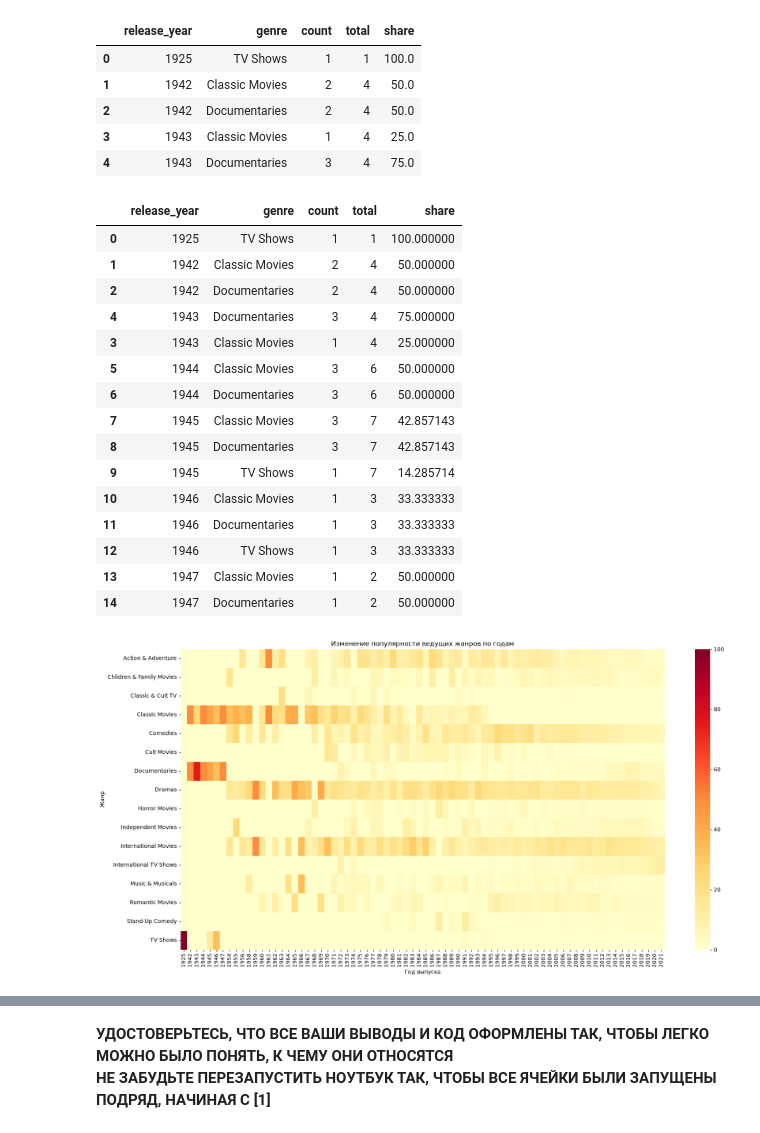
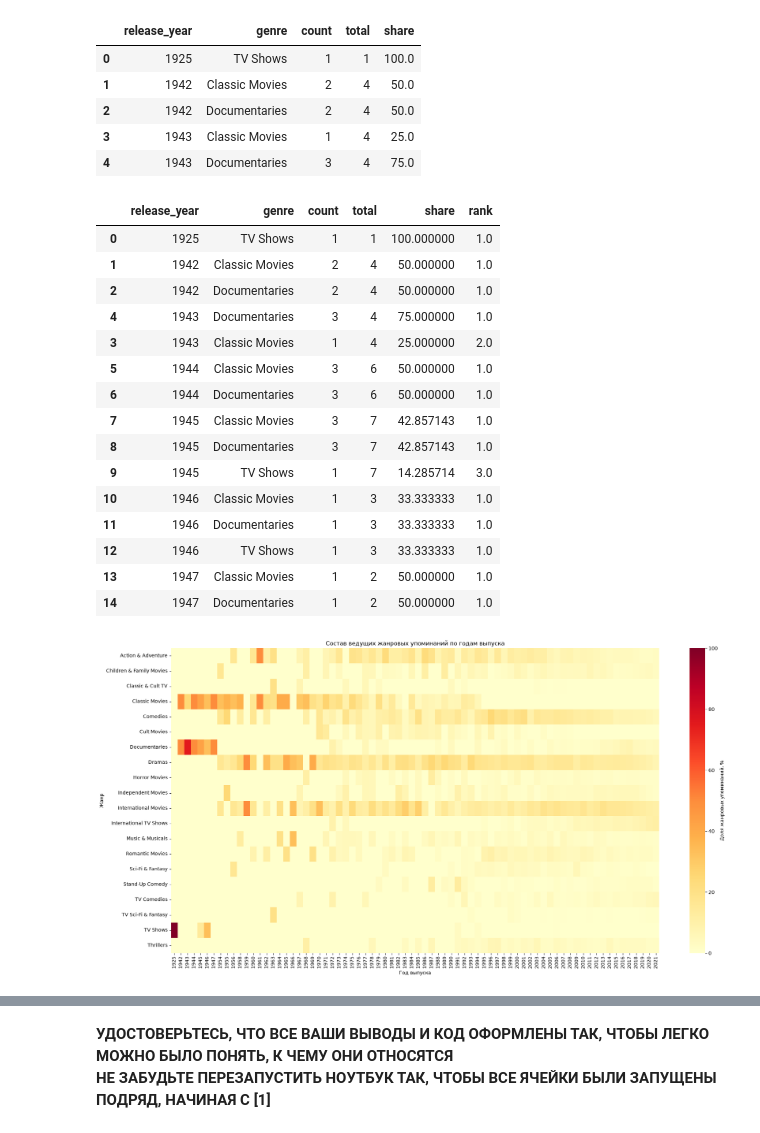
Before and after one commit to Stolyar123/Data-Analysis, a Jupyter notebook: Data cleaning and preparation.ipynb, the cells around one changed output, grey strips where cells are left out. Drawn from its saved outputs; the diff is of its cells as text; code cells hidden in the pictures.

```diff
--- a/Data cleaning and preparation.ipynb
+++ b/Data cleaning and preparation.ipynb
@@ -772,19 +823,11 @@ genres_by_year.head()
 | 1 | 2021 | TV Mysteries |
 | 2 | 2021 | Crime TV Shows |
 # %%
-# Количество каждого жанра по годам
-genre_counts = (genres_by_year.groupby(['release_year', 'genre']).size().reset_index(name='count'))
-
-# Общее количество жанровых упоминаний в каждом году
-total_by_year = (genres_by_year.groupby('release_year').size().reset_index(name='total'))
-
-# Объединяем таблицы
+genre_counts = genres_by_year.groupby(['release_year', 'genre']).size().reset_index(name='count')
+total_by_year = genres_by_year.groupby('release_year').size().reset_index(name='total')
 genre_counts = genre_counts.merge(total_by_year, on='release_year')
-
-# Доля жанра внутри конкретного года
-genre_counts['share'] = (genre_counts['count'] / genre_counts['total'] * 100)
-
-genre_counts.head()
+genre_counts['share'] = genre_counts['count'] / genre_counts['total'] * 100
+display(genre_counts.head())
 # %% [output]
 |  | release_year | genre | count | total | share |
 | 0 | 1925 | TV Shows | 1 | 1 | 100.0 |
@@ -793,42 +836,39 @@ genre_counts.head()
 | 3 | 1943 | Classic Movies | 1 | 4 | 25.0 |
 | 4 | 1943 | Documentaries | 3 | 4 | 75.0 |
 # %%
-top3_by_year = (genre_counts.sort_values(['release_year', 'share'], ascending=[True, False]).groupby('release_year').head(3))
-
-top3_by_year.head(15)
+# При равных частотах сохраняем все жанры, разделяющие одно из трёх мест.
+genre_counts['rank'] = genre_counts.groupby('release_year')['count'].rank(method='min', ascending=False)
+top3_by_year = genre_counts.loc[genre_counts['rank'] <= 3].sort_values(['release_year', 'rank', 'genre'])
+display(top3_by_year.head(15))
 # %% [output]
-|  | release_year | genre | count | total | share |
-| 0 | 1925 | TV Shows | 1 | 1 | 100.000000 |
-| 1 | 1942 | Classic Movies | 2 | 4 | 50.000000 |
-| 2 | 1942 | Documentaries | 2 | 4 | 50.000000 |
-| 4 | 1943 | Documentaries | 3 | 4 | 75.000000 |
-| 3 | 1943 | Classic Movies | 1 | 4 | 25.000000 |
-| 5 | 1944 | Classic Movies | 3 | 6 | 50.000000 |
-| 6 | 1944 | Documentaries | 3 | 6 | 50.000000 |
-| 7 | 1945 | Classic Movies | 3 | 7 | 42.857143 |
-| 8 | 1945 | Documentaries | 3 | 7 | 42.857143 |
-| 9 | 1945 | TV Shows | 1 | 7 | 14.285714 |
-| 10 | 1946 | Classic Movies | 1 | 3 | 33.333333 |
-| 11 | 1946 | Documentaries | 1 | 3 | 33.333333 |
-| 12 | 1946 | TV Shows | 1 | 3 | 33.333333 |
-| 13 | 1947 | Classic Movies | 1 | 2 | 50.000000 |
-| 14 | 1947 | Documentaries | 1 | 2 | 50.000000 |
+|  | release_year | genre | count | total | share | rank |
+| 0 | 1925 | TV Shows | 1 | 1 | 100.000000 | 1.0 |
+| 1 | 1942 | Classic Movies | 2 | 4 | 50.000000 | 1.0 |
+| 2 | 1942 | Documentaries | 2 | 4 | 50.000000 | 1.0 |
+| 4 | 1943 | Documentaries | 3 | 4 | 75.000000 | 1.0 |
+| 3 | 1943 | Classic Movies | 1 | 4 | 25.000000 | 2.0 |
+| 5 | 1944 | Classic Movies | 3 | 6 | 50.000000 | 1.0 |
+| 6 | 1944 | Documentaries | 3 | 6 | 50.000000 | 1.0 |
+| 7 | 1945 | Classic Movies | 3 | 7 | 42.857143 | 1.0 |
+| 8 | 1945 | Documentaries | 3 | 7 | 42.857143 | 1.0 |
+| 9 | 1945 | TV Shows | 1 | 7 | 14.285714 | 3.0 |
+| 10 | 1946 | Classic Movies | 1 | 3 | 33.333333 | 1.0 |
+| 11 | 1946 | Documentaries | 1 | 3 | 33.333333 | 1.0 |
+| 12 | 1946 | TV Shows | 1 | 3 | 33.333333 | 1.0 |
+| 13 | 1947 | Classic Movies | 1 | 2 | 50.000000 | 1.0 |
+| 14 | 1947 | Documentaries | 1 | 2 | 50.000000 | 1.0 |
 # %%
-# Жанры, которые хотя бы раз были в топ-3 какого-либо года
 important_genres = top3_by_year['genre'].unique()
-
-# Таблица для heatmap
-genre_heatmap = (genre_counts[genre_counts['genre'].isin(important_genres)].pivot(index='genre',columns='release_year',values='share').fillna(0))
-
+genre_heatmap = genre_counts.loc[genre_counts['genre'].isin(important_genres)].pivot(
+    index='genre', columns='release_year', values='share'
+).fillna(0)
 plt.figure(figsize=(20, 10))
-
-sns.heatmap(genre_heatmap, cmap='YlOrRd')
-
-plt.title('Изменение популярности ведущих жанров по годам')
+sns.heatmap(genre_heatmap, cmap='YlOrRd', cbar_kws={'label': 'Доля жанровых упоминаний, %'})
+plt.title('Состав ведущих жанровых упоминаний по годам выпуска')
 plt.xlabel('Год выпуска')
 plt.ylabel('Жанр')
-
+plt.tight_layout()
 plt.show()
 # %% [output]
-[figure, old version]
+[figure, new version]
 # %%
```
Also changed, not shown: parts of 22 cells of this notebook, 2 other files.
